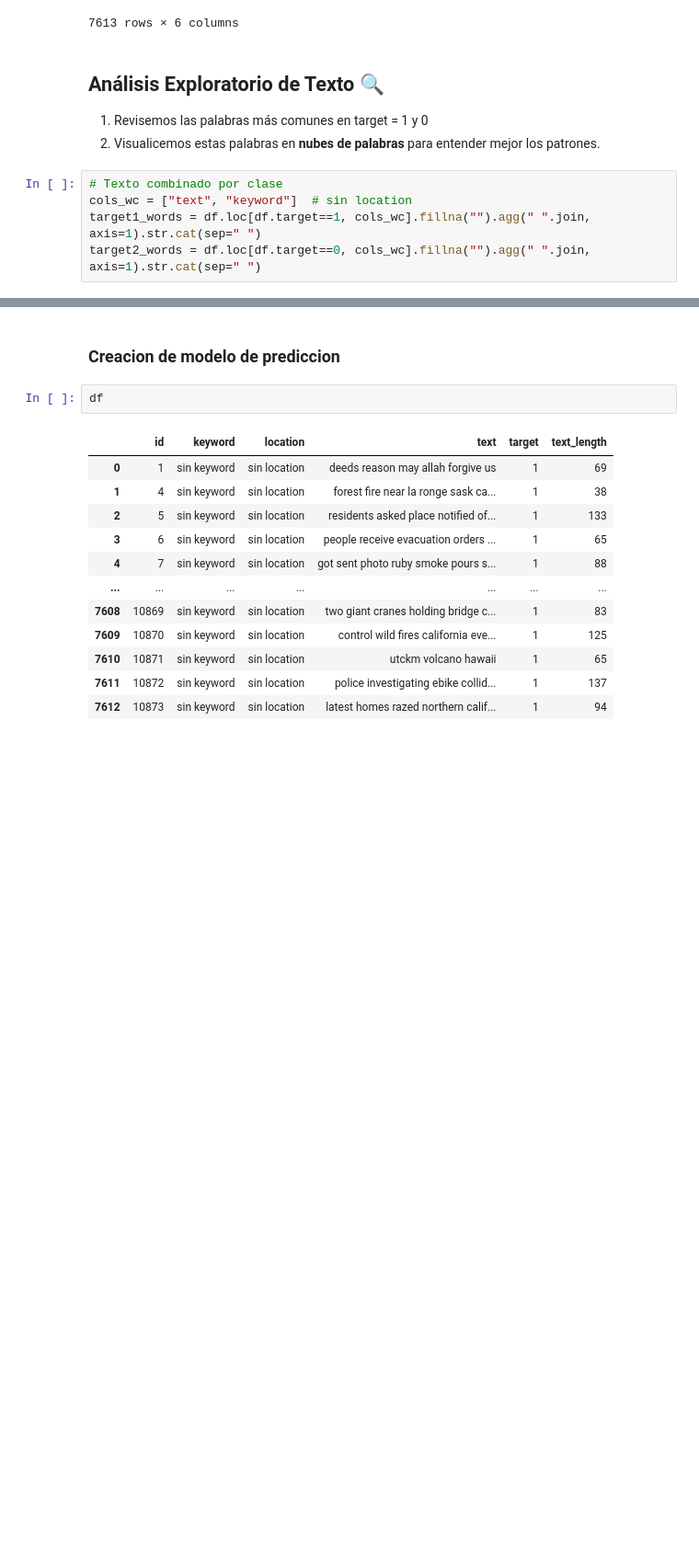
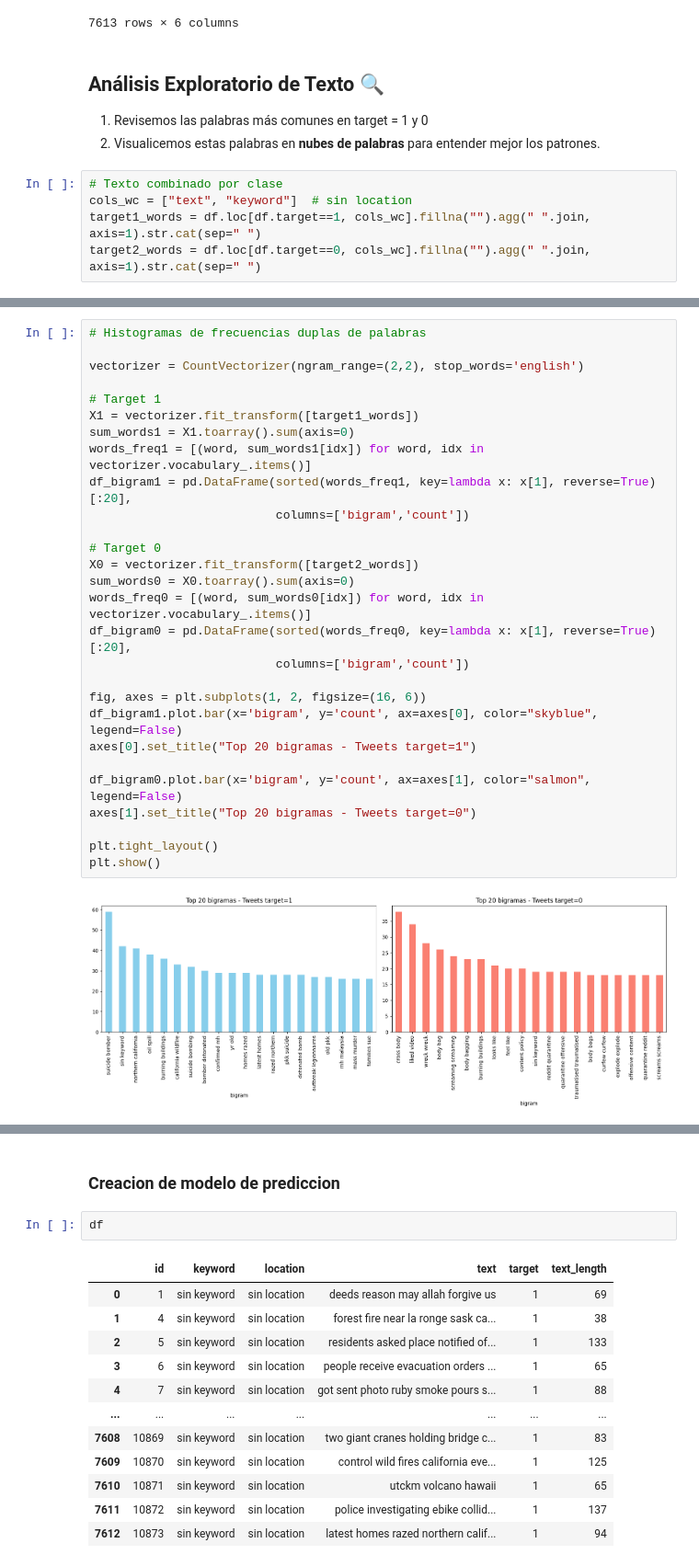
Before and after one commit to angelargd8/lab5-ds, a Jupyter notebook: main.ipynb, the cells around one changed output, grey strips where cells are left out. Shown: that part at 92% size. Saved outputs shown, nothing was run; the diff lists cells and outputs as text; blank space fills up the shorter version.

```diff
--- a/main.ipynb
+++ b/main.ipynb
@@ -327,0 +401,30 @@ plt.show()
+# %%
+# Histogramas de frecuencias duplas de palabras
+
+vectorizer = CountVectorizer(ngram_range=(2,2), stop_words='english')
+
+# Target 1
+X1 = vectorizer.fit_transform([target1_words])
+sum_words1 = X1.toarray().sum(axis=0)
+words_freq1 = [(word, sum_words1[idx]) for word, idx in vectorizer.vocabulary_.items()]
+df_bigram1 = pd.DataFrame(sorted(words_freq1, key=lambda x: x[1], reverse=True)[:20],
+                          columns=['bigram','count'])
+
+# Target 0
+X0 = vectorizer.fit_transform([target2_words])
+sum_words0 = X0.toarray().sum(axis=0)
+words_freq0 = [(word, sum_words0[idx]) for word, idx in vectorizer.vocabulary_.items()]
+df_bigram0 = pd.DataFrame(sorted(words_freq0, key=lambda x: x[1], reverse=True)[:20],
+                          columns=['bigram','count'])
+
+fig, axes = plt.subplots(1, 2, figsize=(16, 6))
+df_bigram1.plot.bar(x='bigram', y='count', ax=axes[0], color="skyblue", legend=False)
+axes[0].set_title("Top 20 bigramas - Tweets target=1")
+
+df_bigram0.plot.bar(x='bigram', y='count', ax=axes[1], color="salmon", legend=False)
+axes[1].set_title("Top 20 bigramas - Tweets target=0")
+
+plt.tight_layout()
+plt.show()
+# %% [output]
+[figure, added]
```
Also changed, not shown: parts of 6 cells of this notebook.
